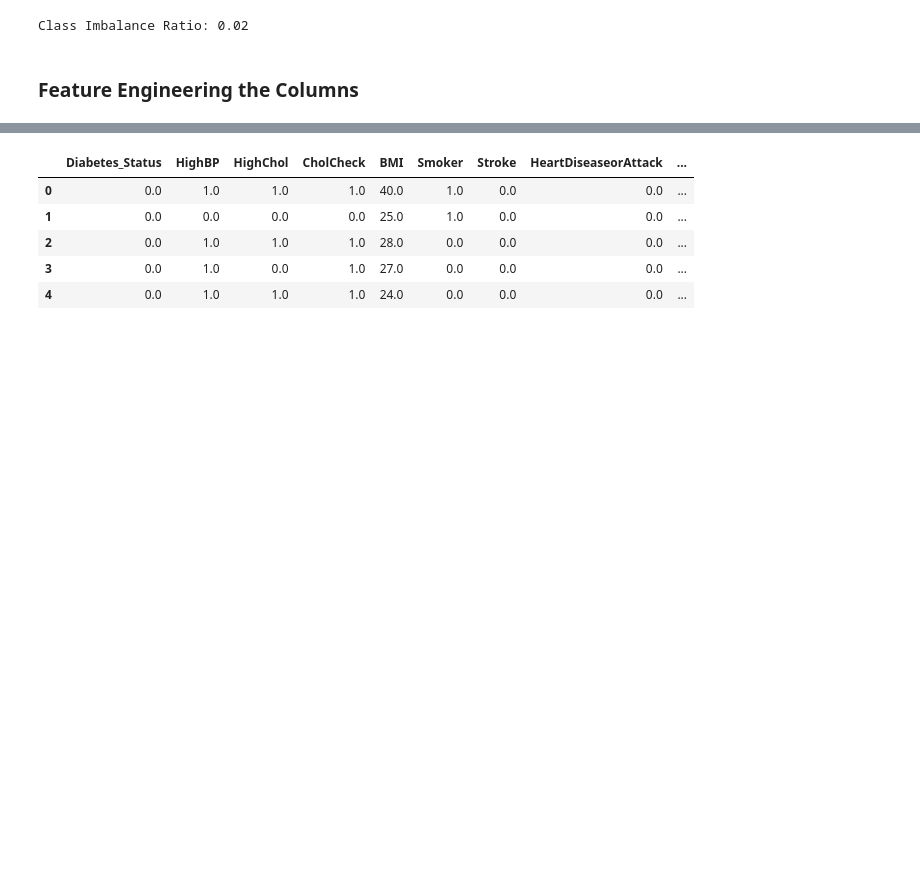
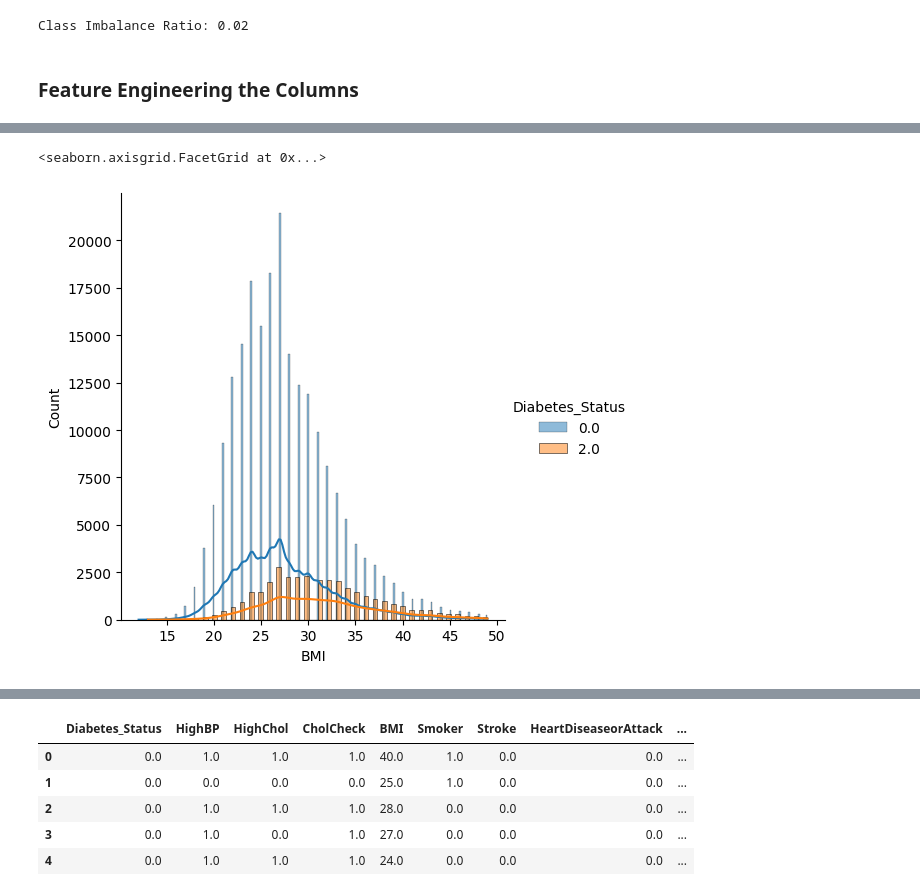
Before and after one commit to stellacherotich/Diabetes-Solutions, a Jupyter notebook: Diabetes_Solutions.ipynb, the cells around one changed output, grey strips where cells are left out. Cells and saved outputs as stored; diff of their text form; code cells hidden in the pictures; blank space fills up the shorter version.

```diff
--- a/Diabetes_Solutions.ipynb
+++ b/Diabetes_Solutions.ipynb
@@ -621 +630,7 @@ Diabetes_Status
 Name: count, dtype: int64
+# %%
+sns.FacetGrid(data, hue='Diabetes_Status', height=5).map(sns.histplot,
+                                                'BMI',kde=True).add_legend()
+# %% [output]
+<seaborn.axisgrid.FacetGrid at 0x...>
+[figure, added]
```
Also changed, not shown: parts of 11 cells of this notebook, 3 other files.
